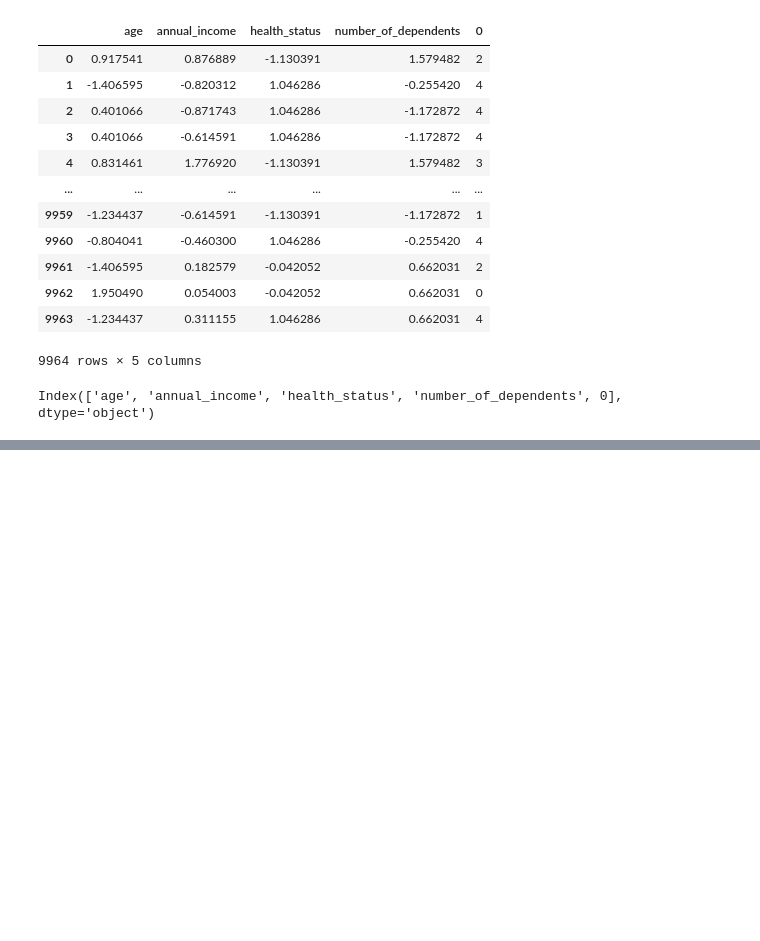
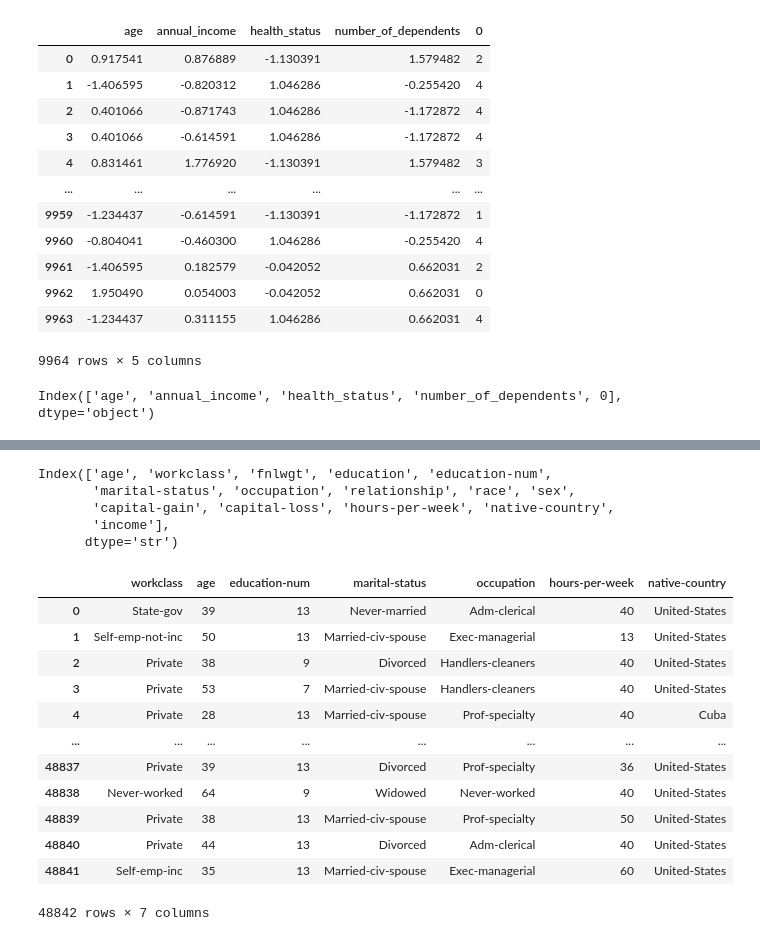
Before and after one commit to marlinps/dsml, a Jupyter notebook: day_3.ipynb, the cells around one changed output, grey strips where cells are left out. Drawn from its saved outputs; the diff is of its cells as text; code cells hidden in the pictures; blank space fills up the shorter version.

```diff
--- a/day_3.ipynb
+++ b/day_3.ipynb
@@ -230,0 +245,2 @@ plt.scatter(pca_df[:0], pca_df[:1])
+# %%
+df = pd.read_csv('adult.csv')
@@ -230,0 +269,30 @@ plt.scatter(pca_df[:0], pca_df[:1])
+# %%
+df.columns
+# %% [output]
+Index(['age', 'workclass', 'fnlwgt', 'education', 'education-num',
+       'marital-status', 'occupation', 'relationship', 'race', 'sex',
+       'capital-gain', 'capital-loss', 'hours-per-week', 'native-country',
+       'income'],
+      dtype='str')
+# %%
+# Selection Columns yang akan dipakai yang mempengaruhi pendapatan(income)
+feature = ['workclass', 'age', 'education-num', 'marital-status', 'occupation', 'hours-per-week', 'native-country']
+# %%
+X = df[feature]
+y = df['income']
+# %%
+X
+# %% [output]
+|  | workclass | age | education-num | marital-status | occupation | hours-per-week | native-country |
+| 0 | State-gov | 39 | 13 | Never-married | Adm-clerical | 40 | United-States |
+| 1 | Self-emp-not-inc | 50 | 13 | Married-civ-spouse | Exec-managerial | 13 | United-States |
+| 2 | Private | 38 | 9 | Divorced | Handlers-cleaners | 40 | United-States |
+| 3 | Private | 53 | 7 | Married-civ-spouse | Handlers-cleaners | 40 | United-States |
+| 4 | Private | 28 | 13 | Married-civ-spouse | Prof-specialty | 40 | Cuba |
+| ... | ... | ... | ... | ... | ... | ... | ... |
+| 48837 | Private | 39 | 13 | Divorced | Prof-specialty | 36 | United-States |
+| 48838 | Never-worked | 64 | 9 | Widowed | Never-worked | 40 | United-States |
+| 48839 | Private | 38 | 13 | Married-civ-spouse | Prof-specialty | 50 | United-States |
+| 48840 | Private | 44 | 13 | Divorced | Adm-clerical | 40 | United-States |
+| 48841 | Self-emp-inc | 35 | 13 | Married-civ-spouse | Exec-managerial | 60 | United-States |
+48842 rows × 7 columns
```
Also changed, not shown: parts of 9 cells of this notebook, 1 other file.
